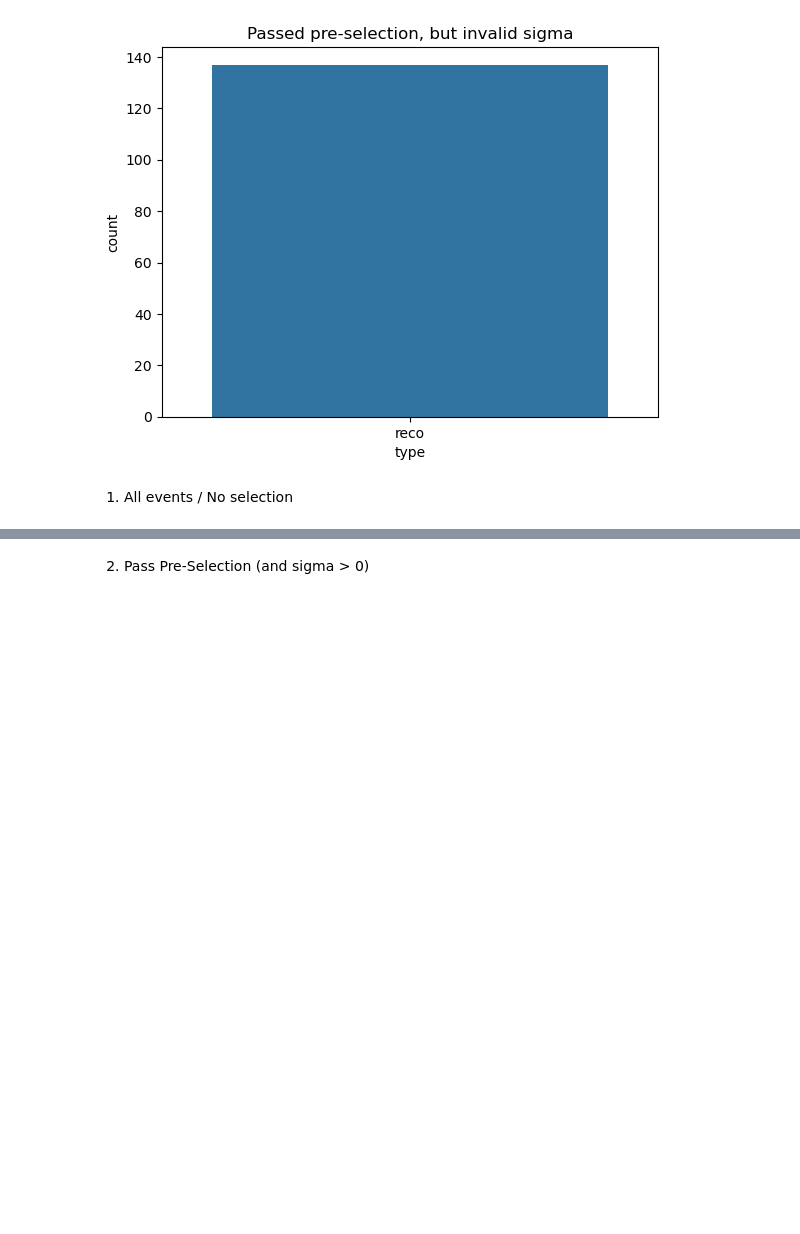
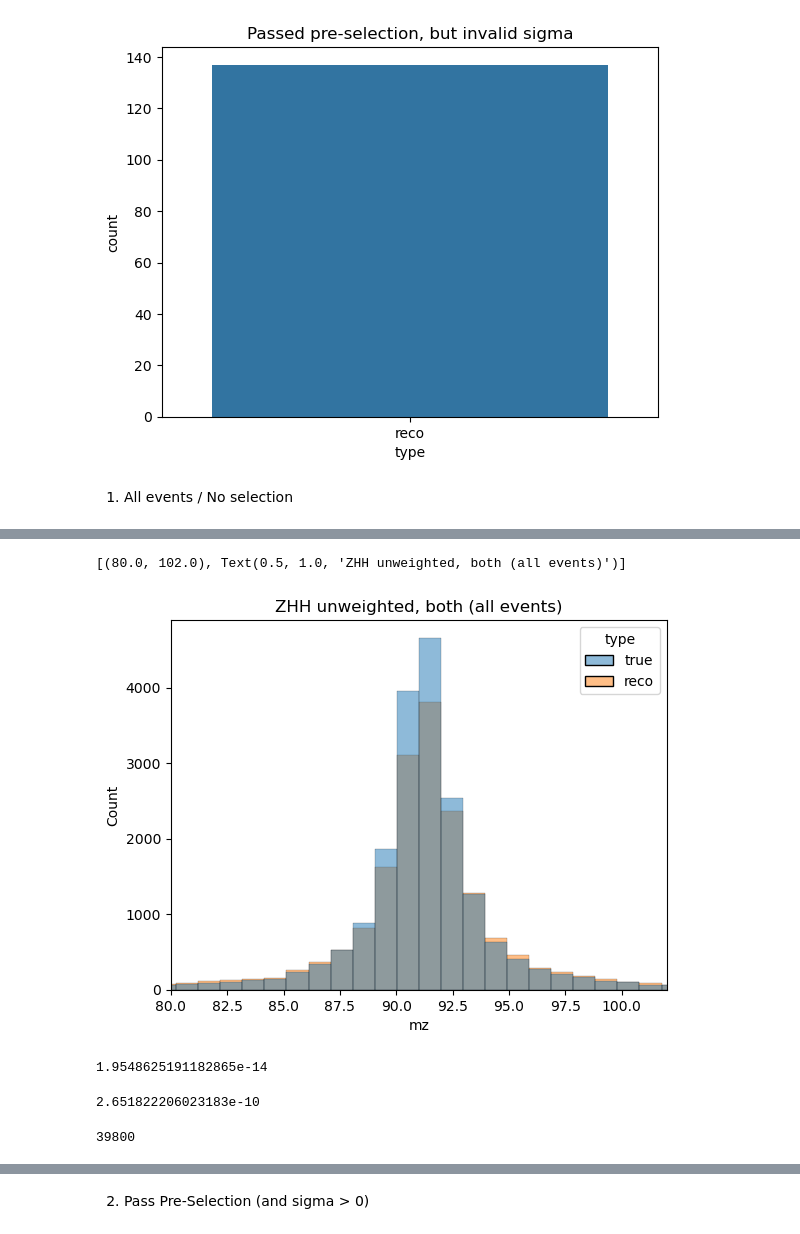
Before and after one commit to ILDAnaSoft/ZHH, a Jupyter notebook: view.ipynb, the cells around one changed output, grey strips where cells are left out. Saved outputs shown, nothing was run; the diff lists cells and outputs as text; code cells hidden in the pictures; blank space fills up the shorter version.

```diff
--- a/view.ipynb
+++ b/view.ipynb
@@ -237,0 +254,18 @@ plt.savefig("1_no_selection_pairplot.pdf")
+# %%
+f = sns.histplot(data=data_split, x="mz", bins=256, hue="type", cbar=True)
+f.set(xlim=(80,102), title="ZHH unweighted, both (all events)")
+# %% [output]
+[(80.0, 102.0), Text(0.5, 1.0, 'ZHH unweighted, both (all events)')]
+[figure, added]
+# %%
+np.average(data_split[data_split["type"] == "true"]["sigmalr"])
+# %% [output]
+1.9548625191182865e-14
+# %%
+np.average(data_split[data_split["type"] == "reco"]["sigmalr"])
+# %% [output]
+2.651822206023183e-10
+# %%
+len(data_split)
+# %% [output]
+39800
```
Also changed, not shown: parts of 15 cells of this notebook, 2 other files.
